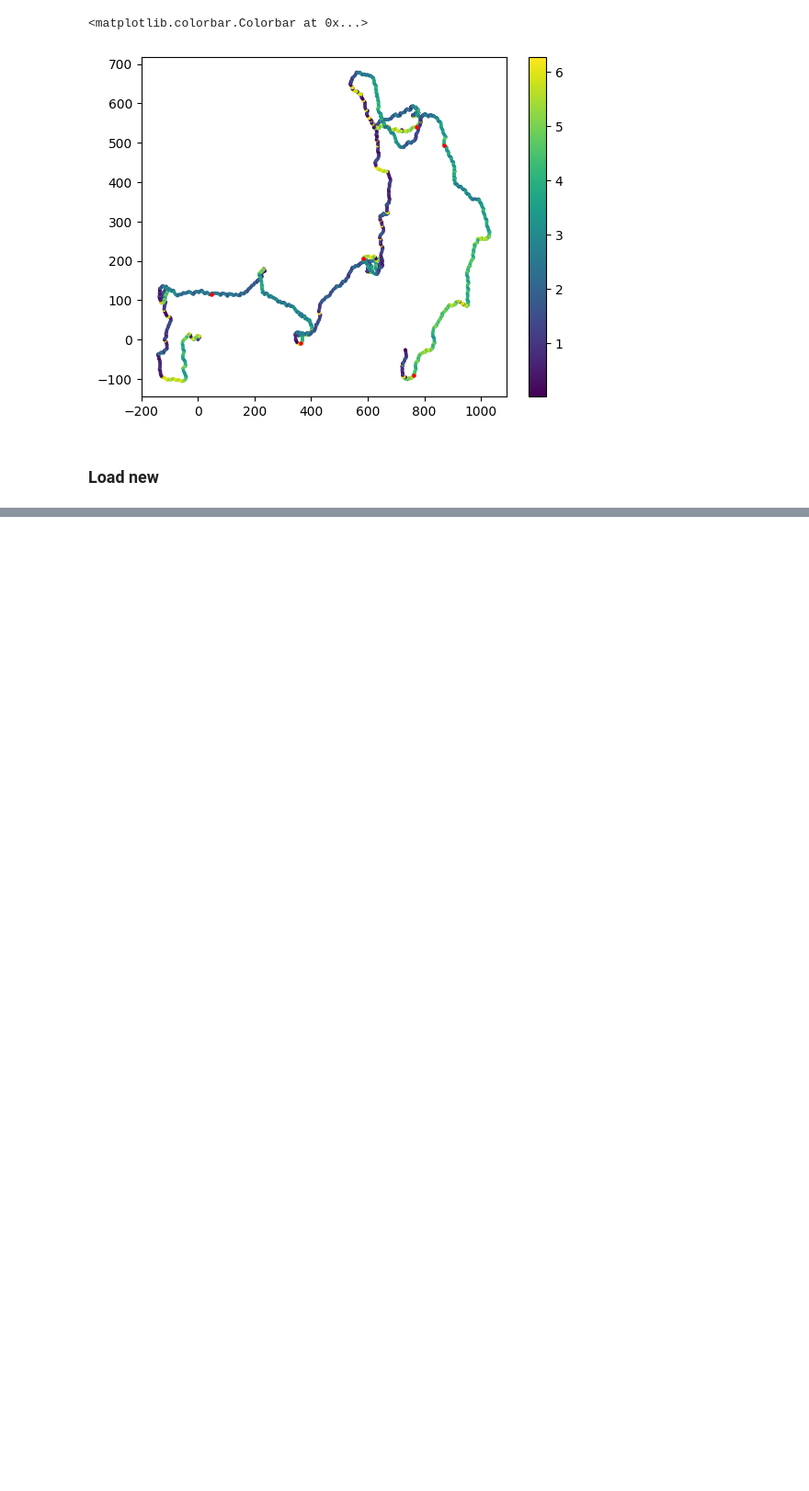
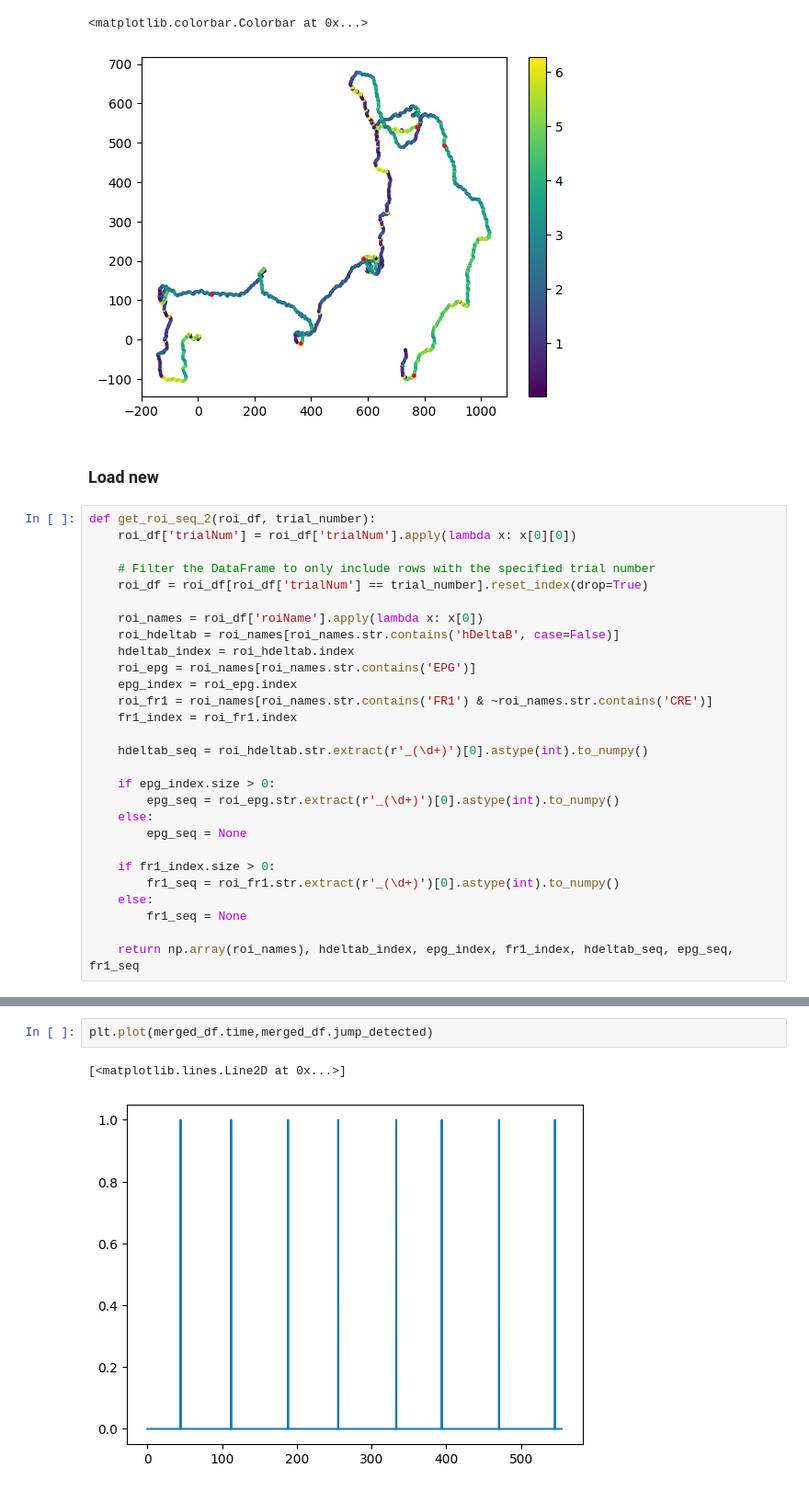
Before and after one commit to jingxuanf0214/thesis-2p-behavior-align, a Jupyter notebook: imaging/visualizations_jump.ipynb, the cells around one changed output, grey strips where cells are left out. Shown at 92% size. Saved outputs shown, nothing was run; the diff lists cells and outputs as text; blank space fills up the shorter version.

Commit message:
lab meeting figures

```diff
--- a/imaging/visualizations_jump.ipynb
+++ b/imaging/visualizations_jump.ipynb
@@ -159,5 +163,33 @@ plt.colorbar(fig)
 [figure]
 # %% [markdown]
 ### Load new
+# %%
+def get_roi_seq_2(roi_df, trial_number):
+    roi_df['trialNum'] = roi_df['trialNum'].apply(lambda x: x[0][0])
+
+    # Filter the DataFrame to only include rows with the specified trial number
+    roi_df = roi_df[roi_df['trialNum'] == trial_number].reset_index(drop=True)
+
+    roi_names = roi_df['roiName'].apply(lambda x: x[0])
+    roi_hdeltab = roi_names[roi_names.str.contains('hDeltaB', case=False)]
+    hdeltab_index = roi_hdeltab.index
+    roi_epg = roi_names[roi_names.str.contains('EPG')]
+    epg_index = roi_epg.index
+    roi_fr1 = roi_names[roi_names.str.contains('FR1') & ~roi_names.str.contains('CRE')]
+    fr1_index = roi_fr1.index
+
+    hdeltab_seq = roi_hdeltab.str.extract(r'_(\d+)')[0].astype(int).to_numpy()
+
+    if epg_index.size > 0:
+        epg_seq = roi_epg.str.extract(r'_(\d+)')[0].astype(int).to_numpy()
+    else:
+        epg_seq = None
+
+    if fr1_index.size > 0:
+        fr1_seq = roi_fr1.str.extract(r'_(\d+)')[0].astype(int).to_numpy()
+    else:
+        fr1_seq = None
+
+    return np.array(roi_names), hdeltab_index, epg_index, fr1_index, hdeltab_seq, epg_seq, fr1_seq
 # %%
 base_path = "//research.files.med.harvard.edu/neurobio/wilsonlab/Jingxuan/standby/"
@@ -230,0 +247,5 @@ Loaded using mat73.
+# %%
+plt.plot(merged_df.time,merged_df.jump_detected)
+# %% [output]
+[<matplotlib.lines.Line2D at 0x...>]
+[figure, added]
```
Also changed, not shown: parts of 21 cells of this notebook, 1 other file.
